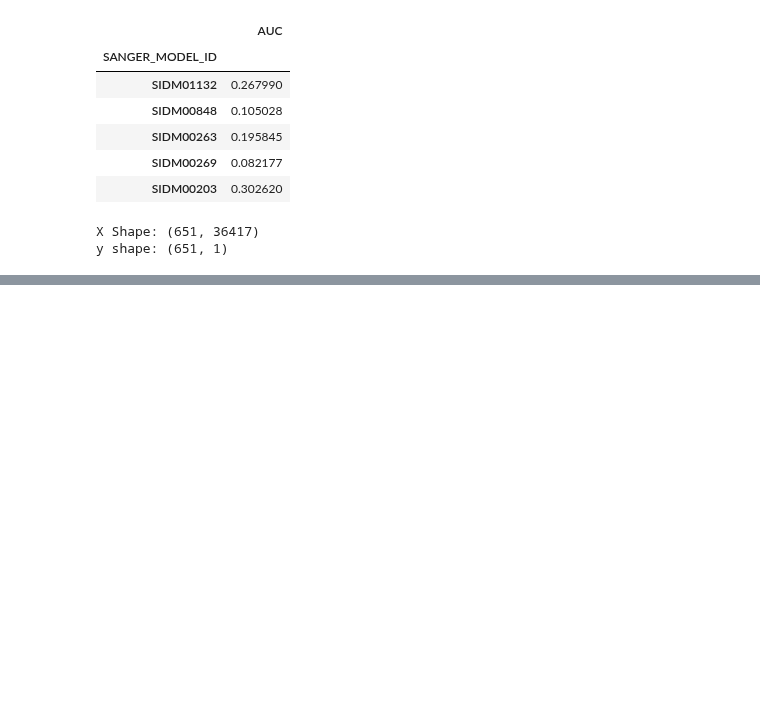
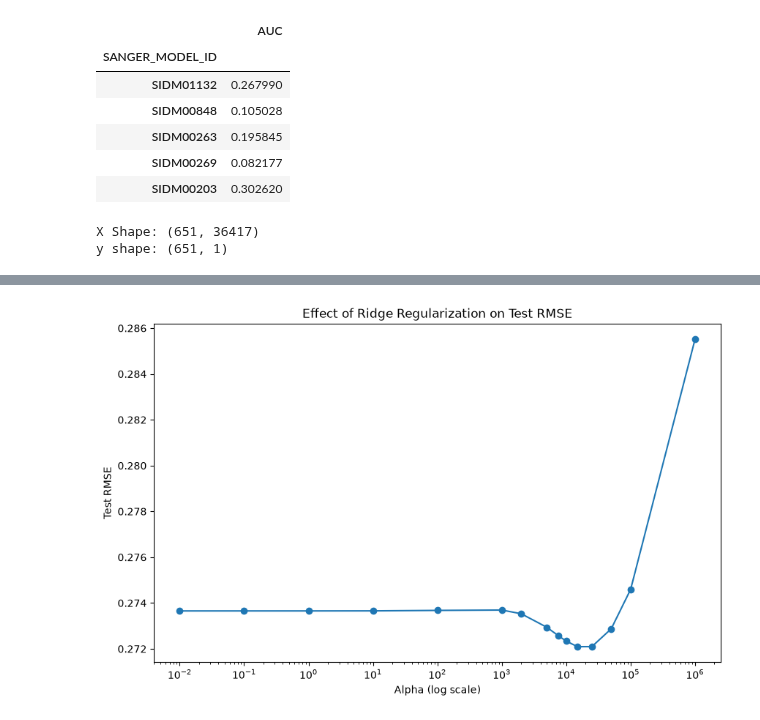
Before and after one commit to Pramitim/pharmacogenomic-response-ml, a Jupyter notebook: notebooks/05_ridge_regression.ipynb, the cells around one changed output, grey strips where cells are left out. Saved outputs shown, nothing was run; the diff lists cells and outputs as text; code cells hidden in the pictures; blank space fills up the shorter version.

```diff
--- a/notebooks/05_ridge_regression.ipynb
+++ b/notebooks/05_ridge_regression.ipynb
@@ -97,0 +137,18 @@ Ridge Regression:
+# %%
+plt.figure(figsize=(10, 6))
+
+plt.plot(
+    ridge_results["Alpha"],
+    ridge_results["RMSE"],
+    marker="o"
+)
+
+plt.xscale("log")
+
+plt.xlabel("Alpha (log scale)")
+plt.ylabel("Test RMSE")
+plt.title("Effect of Ridge Regularization on Test RMSE")
+
+plt.show()
+# %% [output]
+[figure, added]
```
Also changed, not shown: parts of 3 cells of this notebook, 2 other files.
